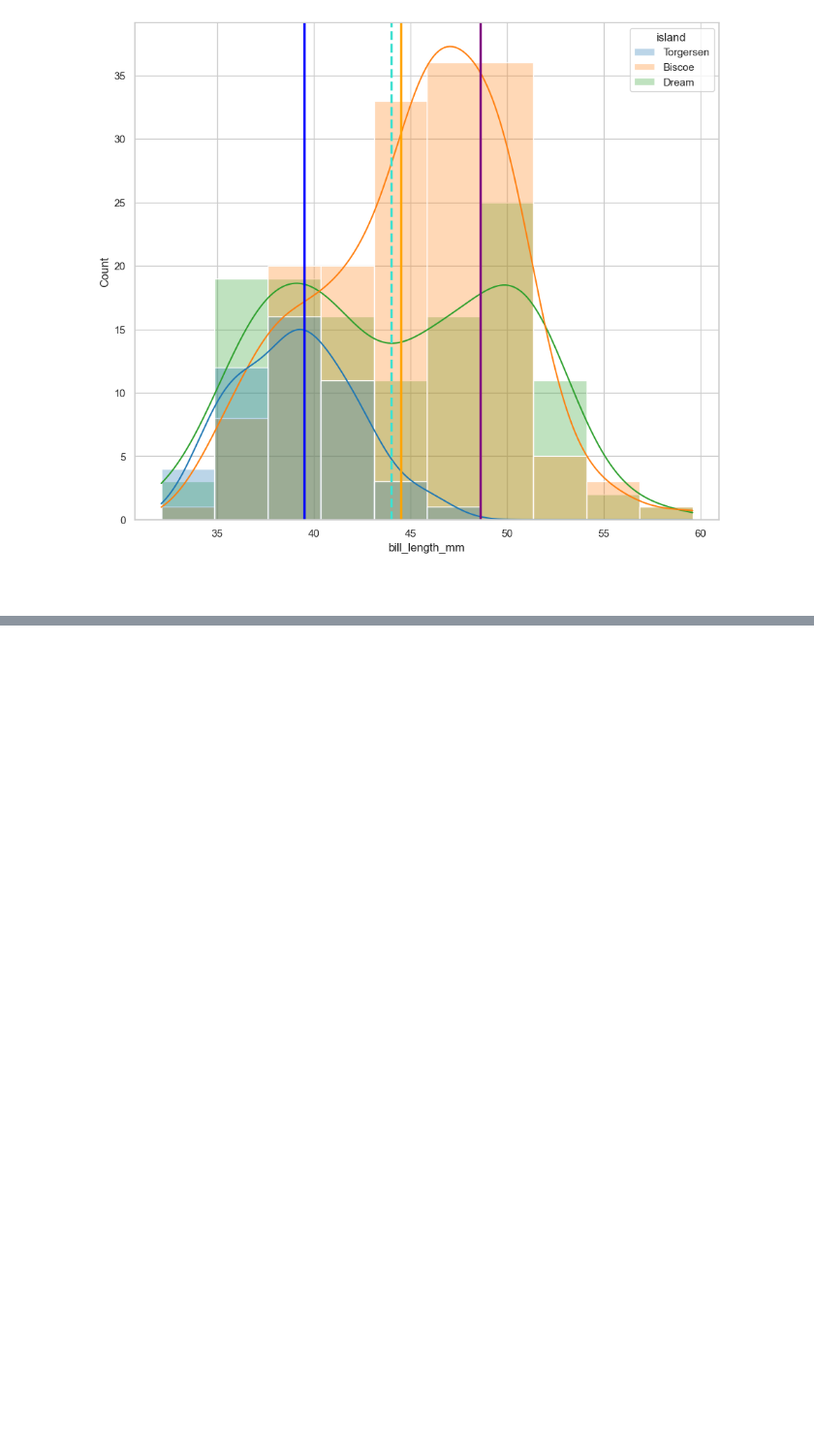
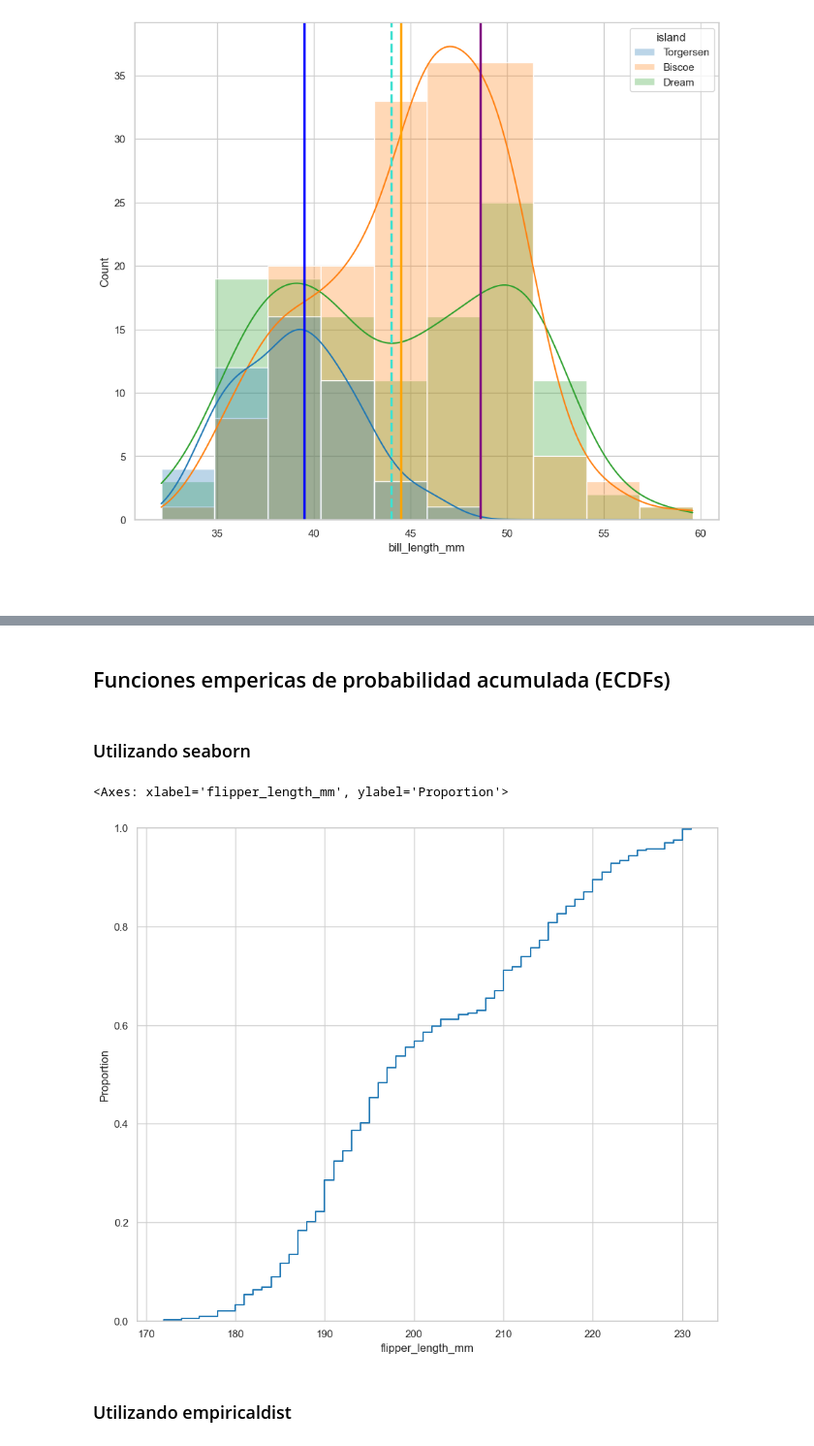
Before and after one commit to abarreran/Penguin, a Jupyter notebook: pinguinos.ipynb, the cells around one changed output, grey strips where cells are left out. Shown at 97% size. Cells and saved outputs as stored; diff of their text form; code cells hidden in the pictures; blank space fills up the shorter version.

```diff
--- a/pinguinos.ipynb
+++ b/pinguinos.ipynb
@@ -649,0 +687,14 @@ plt.axvline(
+# %% [markdown]
+## Funciones empericas de probabilidad acumulada (ECDFs)
+# %% [markdown]
+### Utilizando seaborn
+# %%
+sns.ecdfplot(
+    data=processed_penguins_df,
+    x='flipper_length_mm'
+)
+# %% [output]
+<Axes: xlabel='flipper_length_mm', ylabel='Proportion'>
+[figure, added]
+# %% [markdown]
+### Utilizando empiricaldist
```
Also changed, not shown: parts of 16 cells of this notebook.
